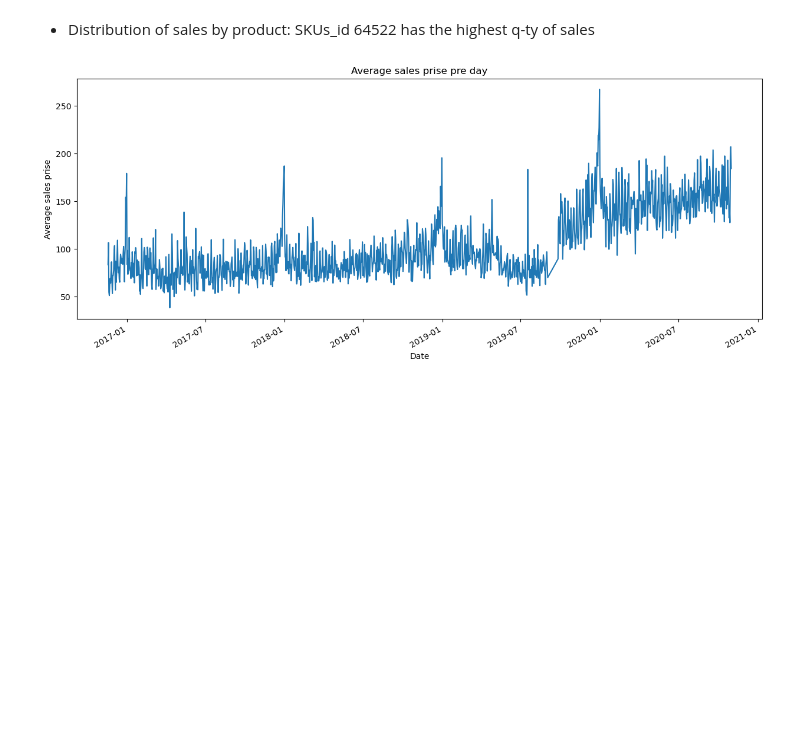
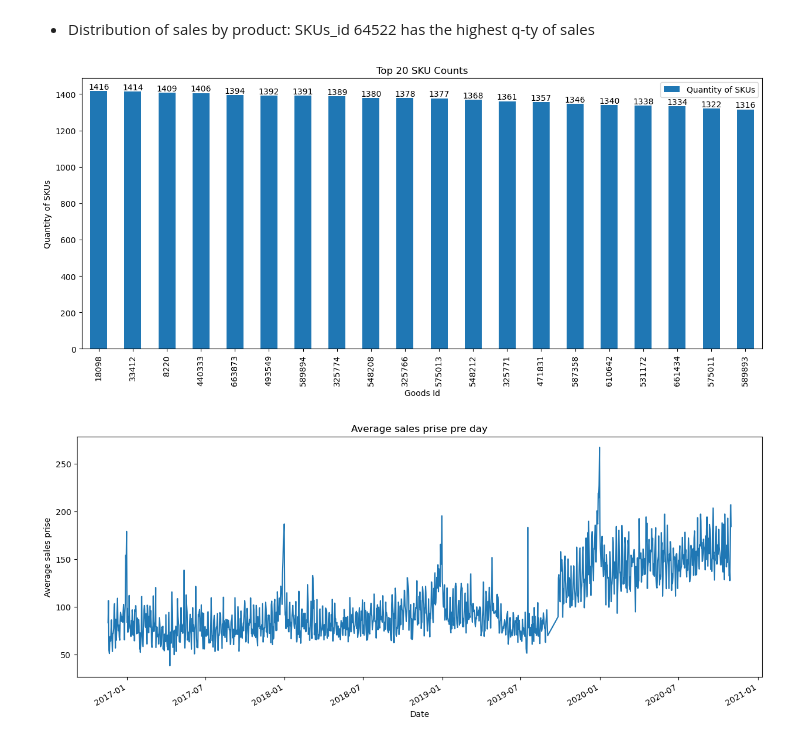
Before and after one commit to BorysZhyhalo/TemaBit-Fozzy-Group, a Jupyter notebook: main_ver.2.ipynb, the cells around one changed output. Saved outputs shown, nothing was run; the diff lists cells and outputs as text; code cells hidden in the pictures; blank space fills up the shorter version.

```diff
--- a/main_ver.2.ipynb
+++ b/main_ver.2.ipynb
@@ -177,6 +177,27 @@ plt.show()
 [figure]
 # %% [markdown]
 * Distribution of sales by product: SKUs_id 64522 has the highest q-ty of sales
+# %%
+# Count the occurrences of each SKU
+sku_counts = df['sku_id'].value_counts().head(20)
+
+# Plotting the top 20 SKU counts
+plt.figure(figsize=(15, 6))
+ax = sku_counts.plot(kind='bar', title='Top 20 SKU Counts')
+plt.xlabel('Goods Id')
+plt.ylabel('Quantity of SKUs')
+
+# Adding a legend
+plt.legend(['Quantity of SKUs'])
+
+# Annotating each bar with the quantity value
+for i in ax.containers:
+    ax.bar_label(i)
+
+# Display the plot
+plt.show()
+# %% [output]
+[figure, added]
 # %%
 #Analysis of price median
 plt.figure(figsize=(15, 6))
```
Also changed, not shown: 2 other files.
